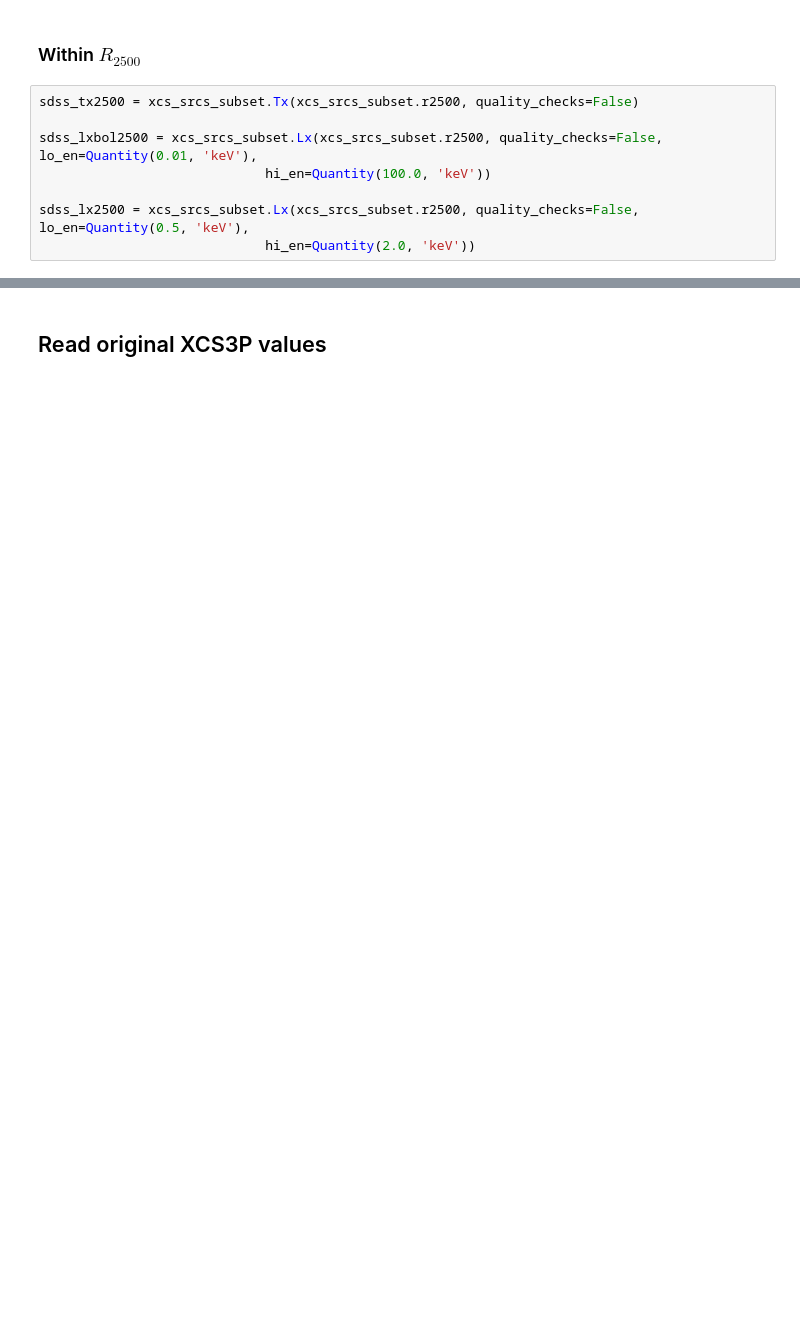
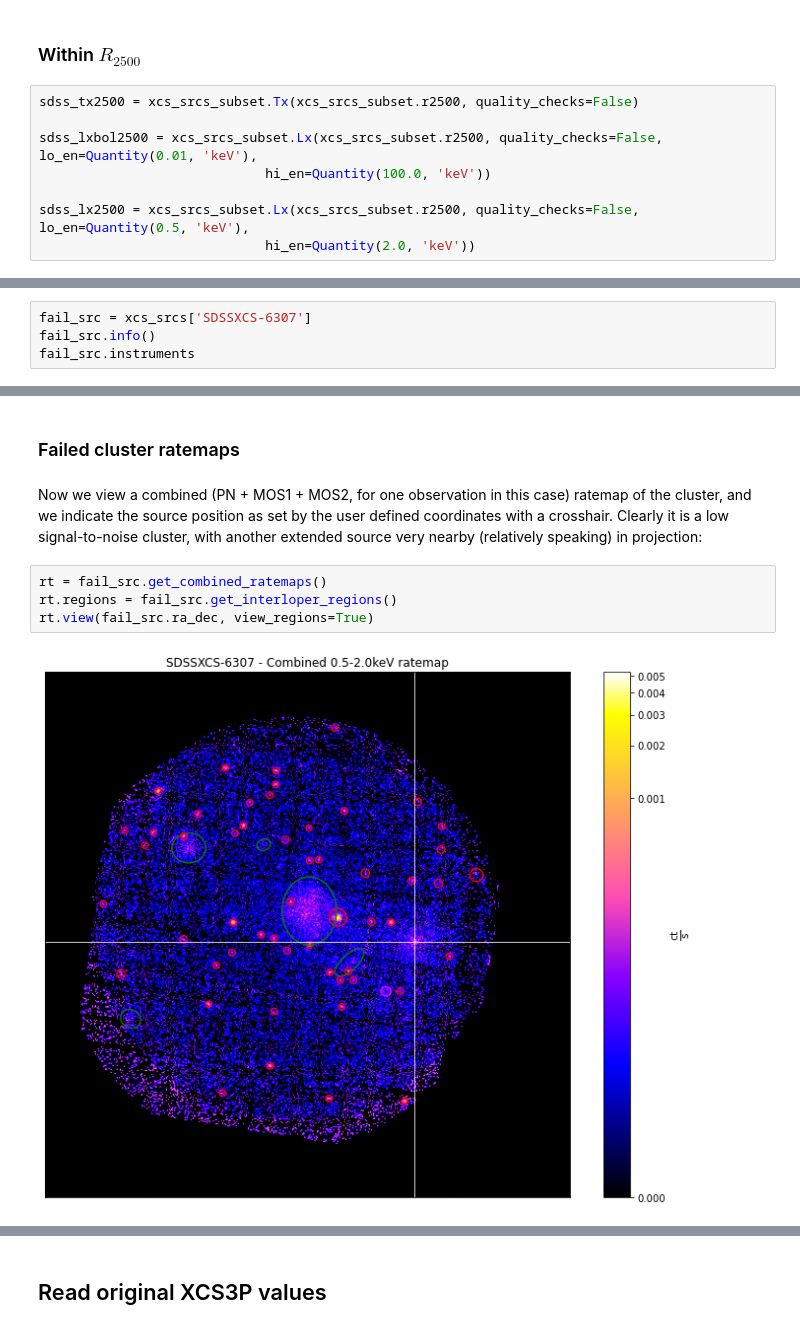
Before and after one commit to DavidT3/XCS-Mass-Paper-I-Analysis, a Jupyter notebook: notebooks/temp_lum_comparisons/sdss_comparisons.ipynb, the cells around one changed output, grey strips where cells are left out. Drawn from its saved outputs; the diff is of its cells as text; blank space fills up the shorter version.

```diff
--- a/notebooks/temp_lum_comparisons/sdss_comparisons.ipynb
+++ b/notebooks/temp_lum_comparisons/sdss_comparisons.ipynb
@@ -171,0 +227,4 @@ sdss_lx2500 = xcs_srcs_subset.Lx(xcs_srcs_subset.r2500, quality_checks=False, lo
+# %%
+fail_src = xcs_srcs['SDSSXCS-6307']
+fail_src.info()
+fail_src.instruments
@@ -171,0 +250,10 @@ sdss_lx2500 = xcs_srcs_subset.Lx(xcs_srcs_subset.r2500, quality_checks=False, lo
+# %% [markdown]
+### Failed cluster ratemaps
+# %% [markdown]
+Now we view a combined (PN + MOS1 + MOS2, for one observation in this case) ratemap of the cluster, and we indicate the source position as set by the user defined coordinates with a crosshair. Clearly it is a low signal-to-noise cluster, with another extended source very nearby (relatively speaking) in projection:
+# %%
+rt = fail_src.get_combined_ratemaps()
+rt.regions = fail_src.get_interloper_regions()
+rt.view(fail_src.ra_dec, view_regions=True)
+# %% [output]
+[figure, added]
```
Also changed, not shown: parts of 32 cells of this notebook.
